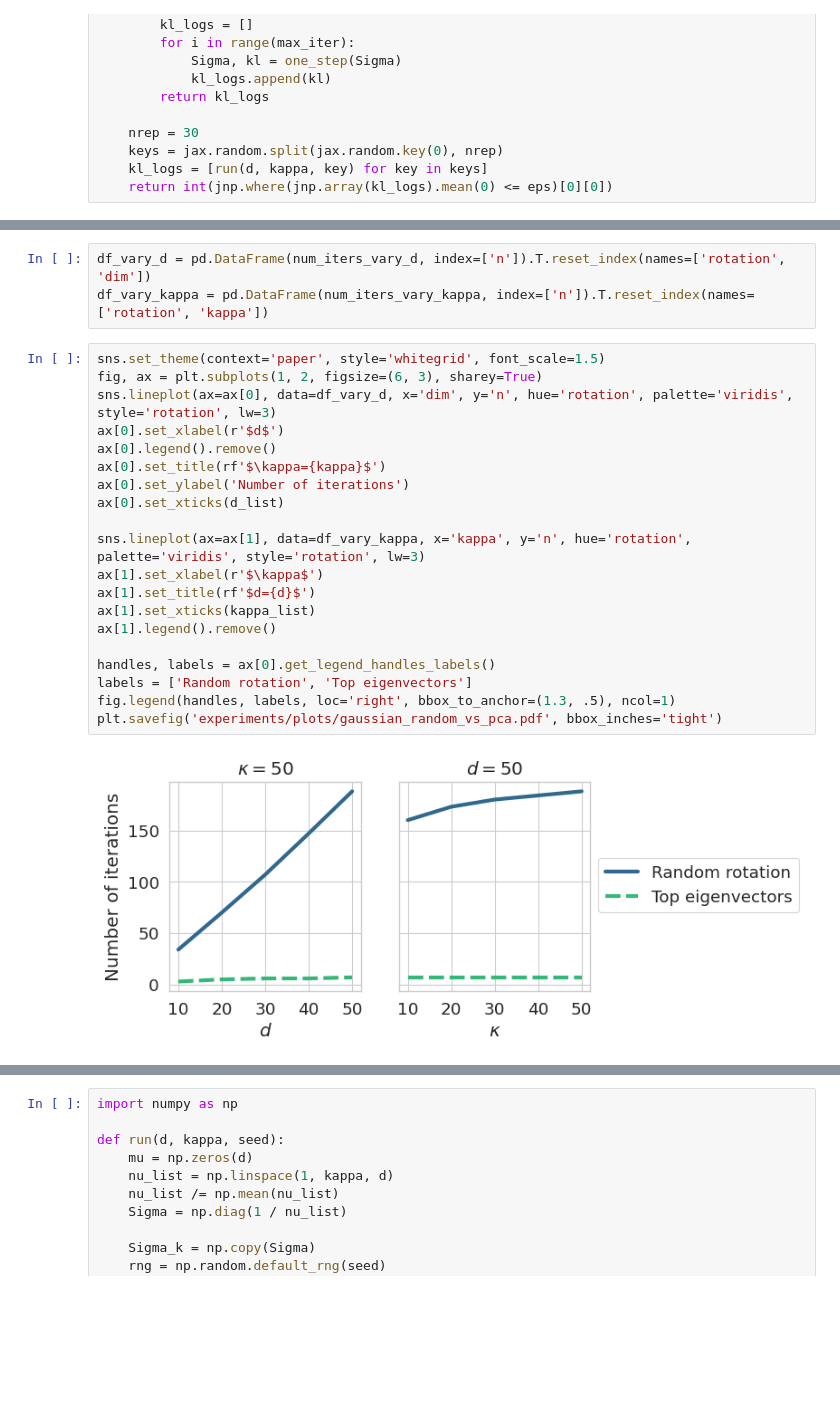
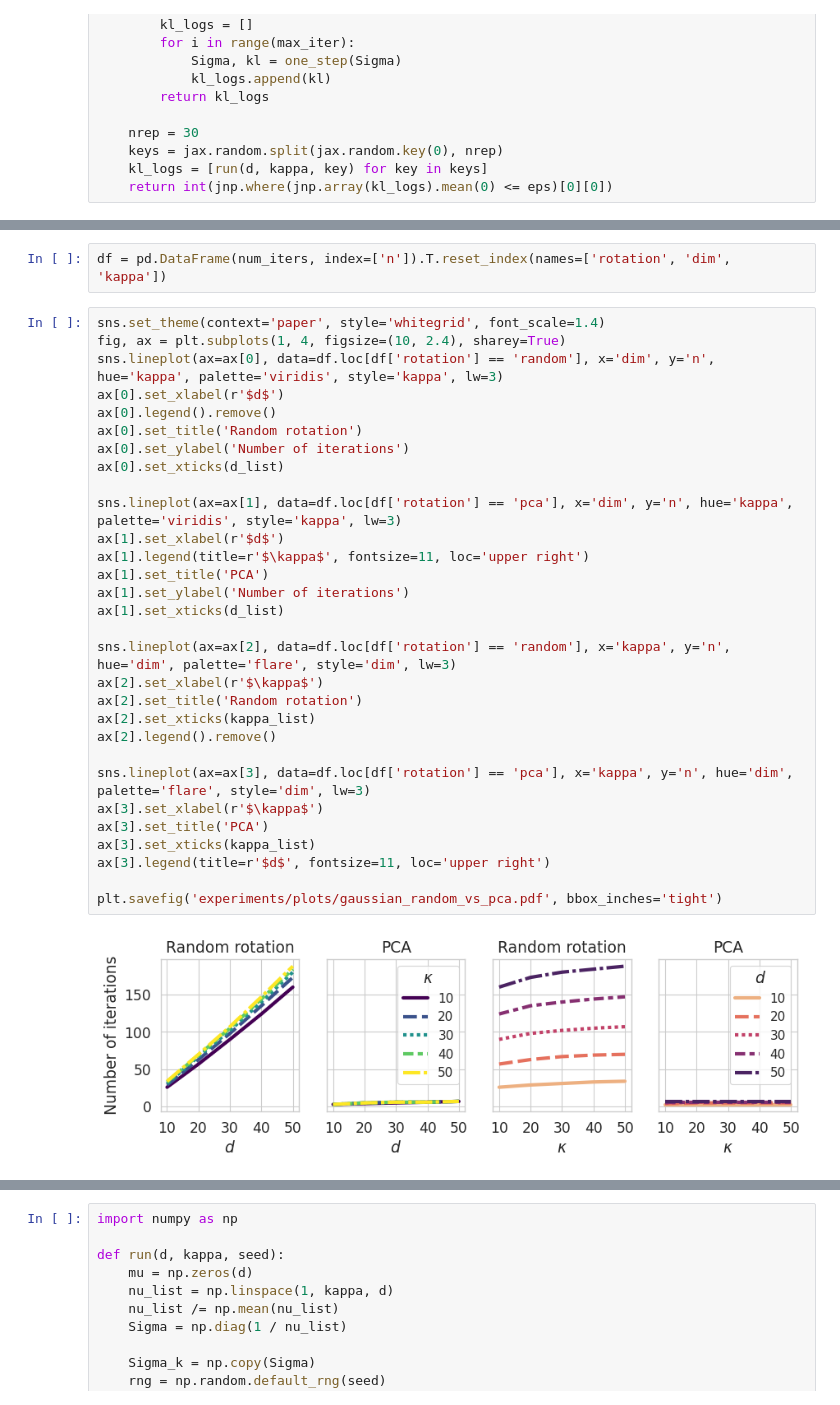
Before and after one commit to liusf15/iterative-gaussianization, a Jupyter notebook: experiments/Gaussian_convergence.ipynb, the cells around one changed output, grey strips where cells are left out. Drawn from its saved outputs; the diff is of its cells as text; blank space fills up the shorter version.

```diff
--- a/experiments/Gaussian_convergence.ipynb
+++ b/experiments/Gaussian_convergence.ipynb
@@ -129,25 +128,34 @@ kappa 50
 # %%
-df_vary_d = pd.DataFrame(num_iters_vary_d, index=['n']).T.reset_index(names=['rotation', 'dim'])
-df_vary_kappa = pd.DataFrame(num_iters_vary_kappa, index=['n']).T.reset_index(names=['rotation', 'kappa'])
+df = pd.DataFrame(num_iters, index=['n']).T.reset_index(names=['rotation', 'dim', 'kappa'])
 # %%
-sns.set_theme(context='paper', style='whitegrid', font_scale=1.5)
-fig, ax = plt.subplots(1, 2, figsize=(6, 3), sharey=True)
-sns.lineplot(ax=ax[0], data=df_vary_d, x='dim', y='n', hue='rotation', palette='viridis', style='rotation', lw=3)
+sns.set_theme(context='paper', style='whitegrid', font_scale=1.4)
+fig, ax = plt.subplots(1, 4, figsize=(10, 2.4), sharey=True)
+sns.lineplot(ax=ax[0], data=df.loc[df['rotation'] == 'random'], x='dim', y='n', hue='kappa', palette='viridis', style='kappa', lw=3)
 ax[0].set_xlabel(r'$d$')
 ax[0].legend().remove()
-ax[0].set_title(rf'$\kappa={kappa}$')
+ax[0].set_title('Random rotation')
 ax[0].set_ylabel('Number of iterations')
 ax[0].set_xticks(d_list)
 
-sns.lineplot(ax=ax[1], data=df_vary_kappa, x='kappa', y='n', hue='rotation', palette='viridis', style='rotation', lw=3)
-ax[1].set_xlabel(r'$\kappa$')
-ax[1].set_title(rf'$d={d}$')
-ax[1].set_xticks(kappa_list)
-ax[1].legend().remove()
+sns.lineplot(ax=ax[1], data=df.loc[df['rotation'] == 'pca'], x='dim', y='n', hue='kappa', palette='viridis', style='kappa', lw=3)
+ax[1].set_xlabel(r'$d$')
+ax[1].legend(title=r'$\kappa$', fontsize=11, loc='upper right')
+ax[1].set_title('PCA')
+ax[1].set_ylabel('Number of iterations')
+ax[1].set_xticks(d_list)
 
-handles, labels = ax[0].get_legend_handles_labels()
-labels = ['Random rotation', 'Top eigenvectors']
-fig.legend(handles, labels, loc='right', bbox_to_anchor=(1.3, .5), ncol=1)
+sns.lineplot(ax=ax[2], data=df.loc[df['rotation'] == 'random'], x='kappa', y='n', hue='dim', palette='flare', style='dim', lw=3)
+ax[2].set_xlabel(r'$\kappa$')
+ax[2].set_title('Random rotation')
+ax[2].set_xticks(kappa_list)
+ax[2].legend().remove()
+
+sns.lineplot(ax=ax[3], data=df.loc[df['rotation'] == 'pca'], x='kappa', y='n', hue='dim', palette='flare', style='dim', lw=3)
+ax[3].set_xlabel(r'$\kappa$')
+ax[3].set_title('PCA')
+ax[3].set_xticks(kappa_list)
+ax[3].legend(title=r'$d$', fontsize=11, loc='upper right')
+
 plt.savefig('experiments/plots/gaussian_random_vs_pca.pdf', bbox_inches='tight')
 # %% [output]
-[figure, old version]
+[figure, new version]
```
Also changed, not shown: parts of 4 cells of this notebook.
